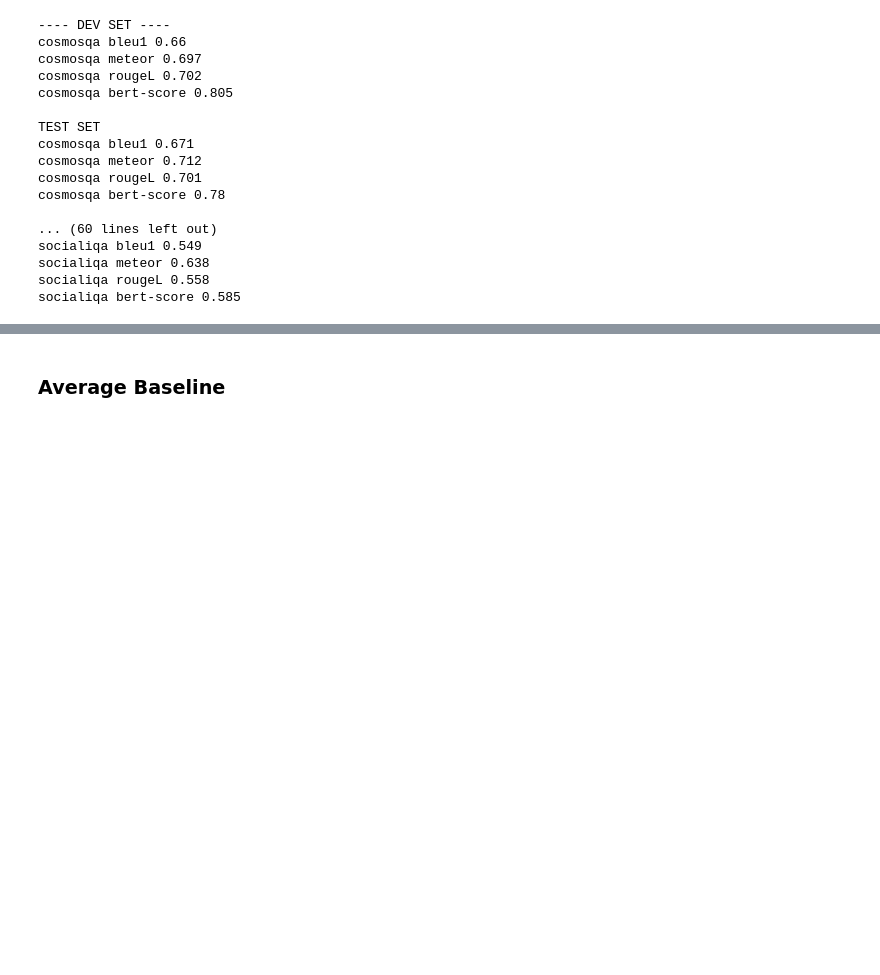
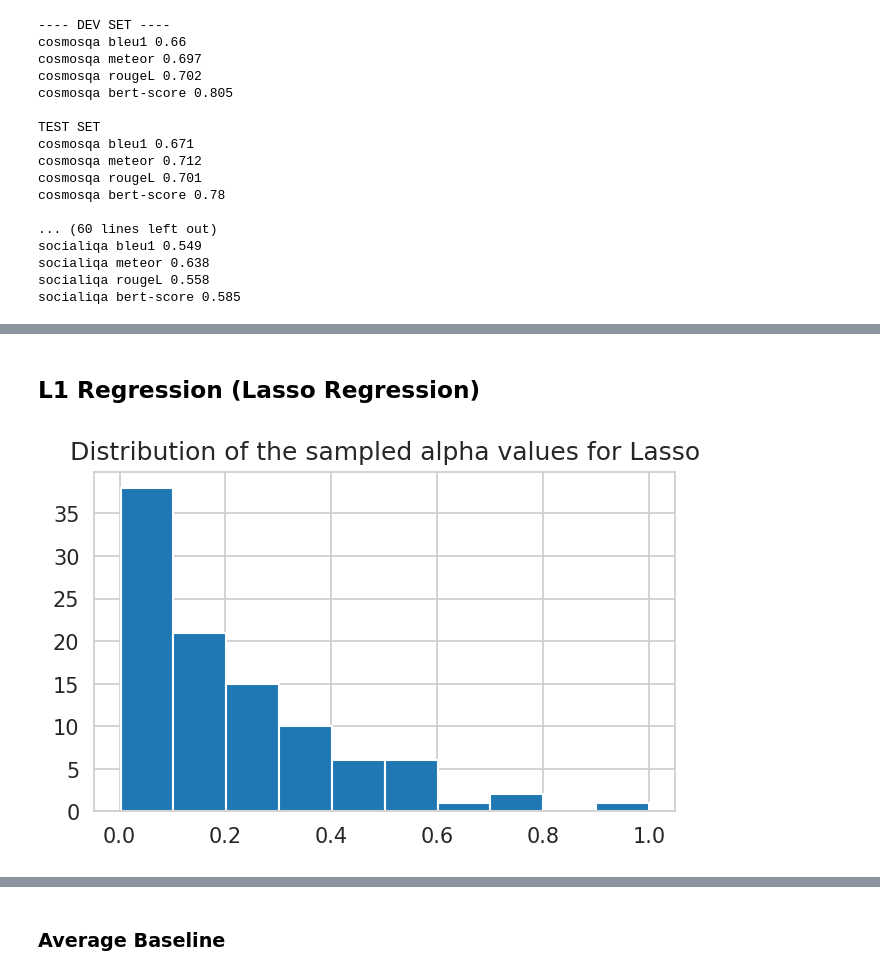
Before and after one commit to pdasigi/eqqa, a Jupyter notebook: lr_experiments/Baselines.ipynb, the cells around one changed output, grey strips where cells are left out. Drawn from its saved outputs; the diff is of its cells as text; code cells hidden in the pictures; blank space fills up the shorter version.

```diff
--- a/lr_experiments/Baselines.ipynb
+++ b/lr_experiments/Baselines.ipynb
@@ -535,0 +388,2 @@ from sklearn.ensemble import RandomForestRegressor
+# %% [markdown]
+## L1 Regression (Lasso Regression)
@@ -535,0 +419,15 @@ from sklearn.ensemble import RandomForestRegressor
+# %%
+# We will perform model selection using L1 regression
+# since it is known to enforce sparsity of the solution!
+N_L1_MODELS = 100
+
+L1_GRID = {'alpha': expon(loc=0, scale=0.20)}
+L1_PARAMS = list(ParameterSampler(L1_GRID, n_iter=N_L1_MODELS, random_state=81723))
+
+plt.figure(figsize=(5, 3), dpi=150)
+plt.hist([p["alpha"] for p in L1_PARAMS])
+plt.title("Distribution of the sampled alpha values for Lasso")
+plt.savefig("results/l1_alphas_dist.png", dpi=150)
+plt.show()
+# %% [output]
+[figure, added]
```
Also changed, not shown: parts of 54 cells of this notebook, 9 other files.
